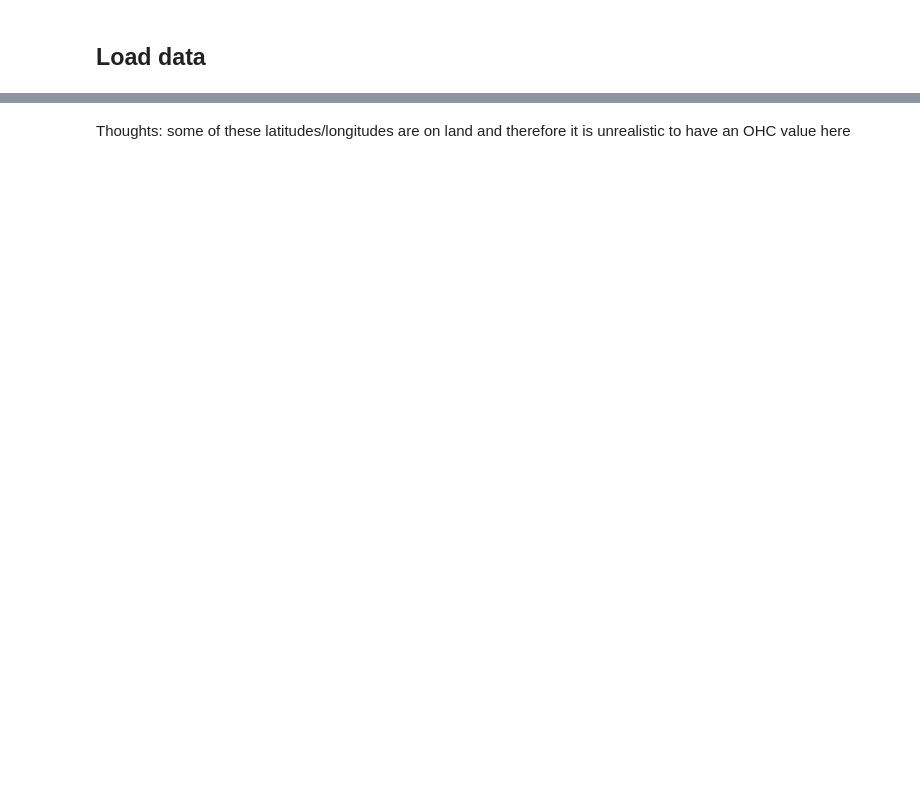
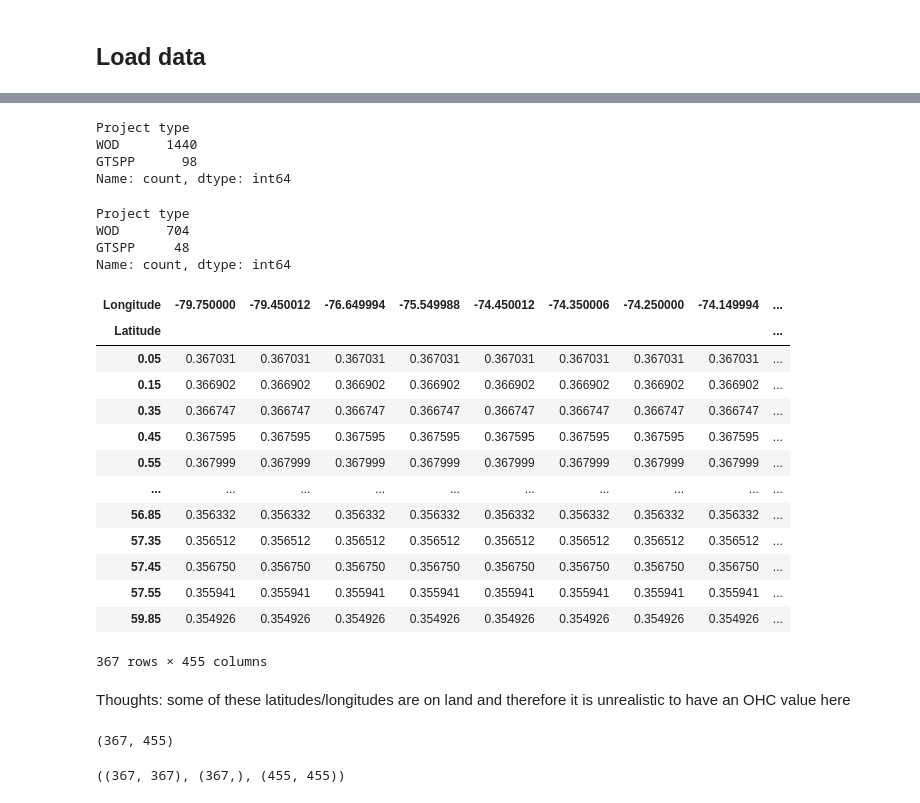
Before and after one commit to abbym-bristol/ME4OH_summer_project, a Jupyter notebook: EDA_svd.ipynb, the cells around one changed output, grey strips where cells are left out. Drawn from its saved outputs; the diff is of its cells as text; code cells hidden in the pictures; blank space fills up the shorter version.

```diff
--- a/EDA_svd.ipynb
+++ b/EDA_svd.ipynb
@@ -19,0 +41,9 @@ df
+# %%
+# Get project type
+project_type_list = []
+for name in df['Project name']:
+    for t in ['ARGO', 'ABSO', 'WOD', 'GTSPP']:
+        if t in name:
+            project_type_list.append(t)
+df['Project type'] = project_type_list
+df
@@ -24,15 +90,52 @@ df
+# %%
+df['Project type'].value_counts()
+# %% [output]
+Project type
+WOD      1440
+GTSPP      98
+Name: count, dtype: int64
+# %%
+df['Coordinate'] = [(df.Latitude[i], df.Longitude[i]) for i in range(len(df))]
+df = df.drop_duplicates('Coordinate')
+# %%
+df['Project type'].value_counts()
+# %% [output]
+Project type
+WOD      704
+GTSPP     48
+Name: count, dtype: int64
 # %%
 # Create pivot table: rows = latitude, columns = longitude, values = OHC
-matrix = df.pivot_table(index="Latitude", columns="Longitude", values="OHC")
-matrix = matrix.fillna(0)  # Replace NaNs with 0
+orig_matrix = df.pivot_table(index="Latitude", columns="Longitude", values="OHC")
+# matrix = matrix.fillna(0)  # Replace NaNs with 0
+matrix = orig_matrix.fillna(orig_matrix.mean(axis=1), axis=1)  # Replace with mean value for latitude
 matrix
+# %% [output]
+| Longitude | -79.750000 | -79.450012 | -76.649994 | -75.549988 | -74.450012 | -74.350006 | -74.250000 | -74.149994 | ... |
+| Latitude |  |  |  |  |  |  |  |  | ... |
+| 0.05 | 0.367031 | 0.367031 | 0.367031 | 0.367031 | 0.367031 | 0.367031 | 0.367031 | 0.367031 | ... |
+| 0.15 | 0.366902 | 0.366902 | 0.366902 | 0.366902 | 0.366902 | 0.366902 | 0.366902 | 0.366902 | ... |
+| 0.35 | 0.366747 | 0.366747 | 0.366747 | 0.366747 | 0.366747 | 0.366747 | 0.366747 | 0.366747 | ... |
+| 0.45 | 0.367595 | 0.367595 | 0.367595 | 0.367595 | 0.367595 | 0.367595 | 0.367595 | 0.367595 | ... |
+| 0.55 | 0.367999 | 0.367999 | 0.367999 | 0.367999 | 0.367999 | 0.367999 | 0.367999 | 0.367999 | ... |
+| ... | ... | ... | ... | ... | ... | ... | ... | ... | ... |
+| 56.85 | 0.356332 | 0.356332 | 0.356332 | 0.356332 | 0.356332 | 0.356332 | 0.356332 | 0.356332 | ... |
+| 57.35 | 0.356512 | 0.356512 | 0.356512 | 0.356512 | 0.356512 | 0.356512 | 0.356512 | 0.356512 | ... |
+| 57.45 | 0.356750 | 0.356750 | 0.356750 | 0.356750 | 0.356750 | 0.356750 | 0.356750 | 0.356750 | ... |
+| 57.55 | 0.355941 | 0.355941 | 0.355941 | 0.355941 | 0.355941 | 0.355941 | 0.355941 | 0.355941 | ... |
+| 59.85 | 0.354926 | 0.354926 | 0.354926 | 0.354926 | 0.354926 | 0.354926 | 0.354926 | 0.354926 | ... |
+367 rows × 455 columns
 # %% [markdown]
 Thoughts: some of these latitudes/longitudes are on land and therefore it is unrealistic to have an OHC value here
 # %%
 matrix.shape
+# %% [output]
+(367, 455)
 # %%
-U, S, V = np.linalg.svd(matrix)
+U, S, V = np.linalg.svd(matrix)  # automatically sorts S
 U.shape, S.shape, V.shape
+# %% [output]
+((367, 367), (367,), (455, 455))
 # %%
 # Adjust matrix shapes to ensure U (m x n), S (n x n), V (n x n):
 U = U[:, :S.shape[0]]  # Limit U to the number of singular values
```
Also changed, not shown: parts of 23 cells of this notebook.
